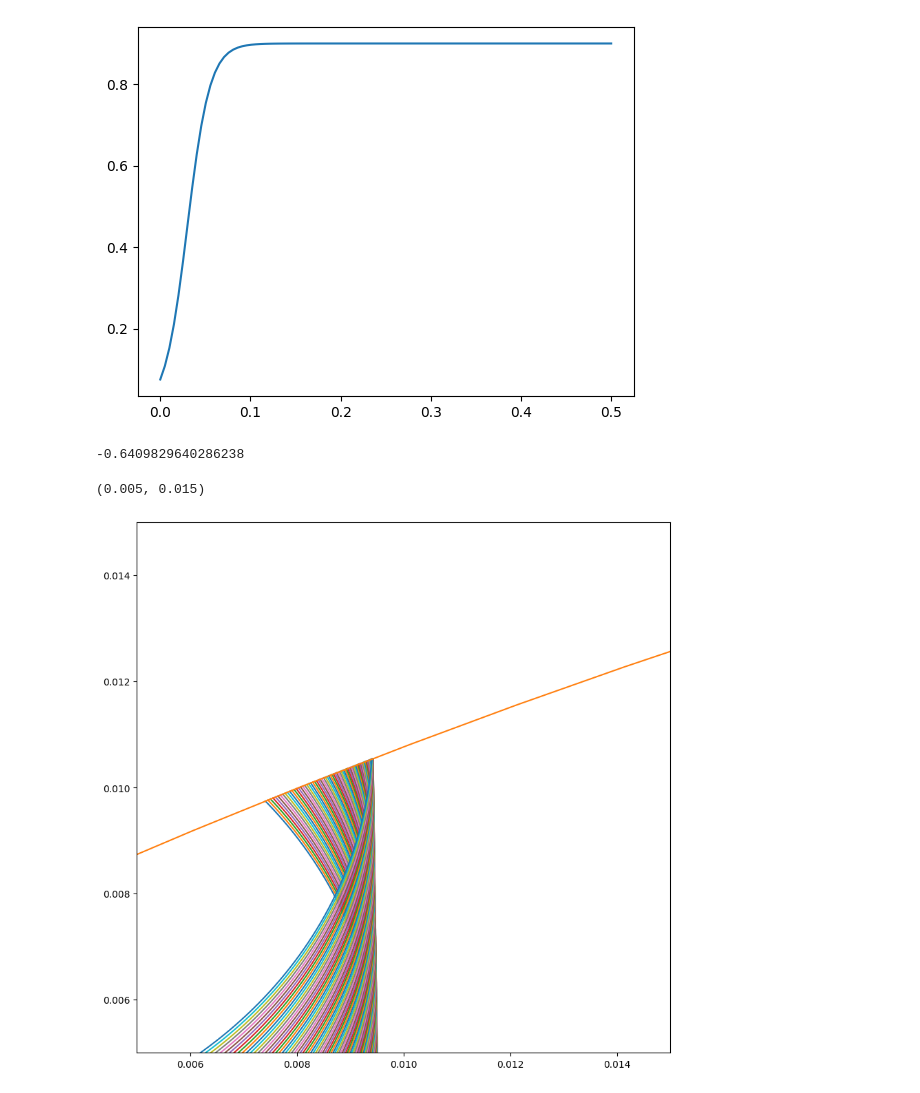
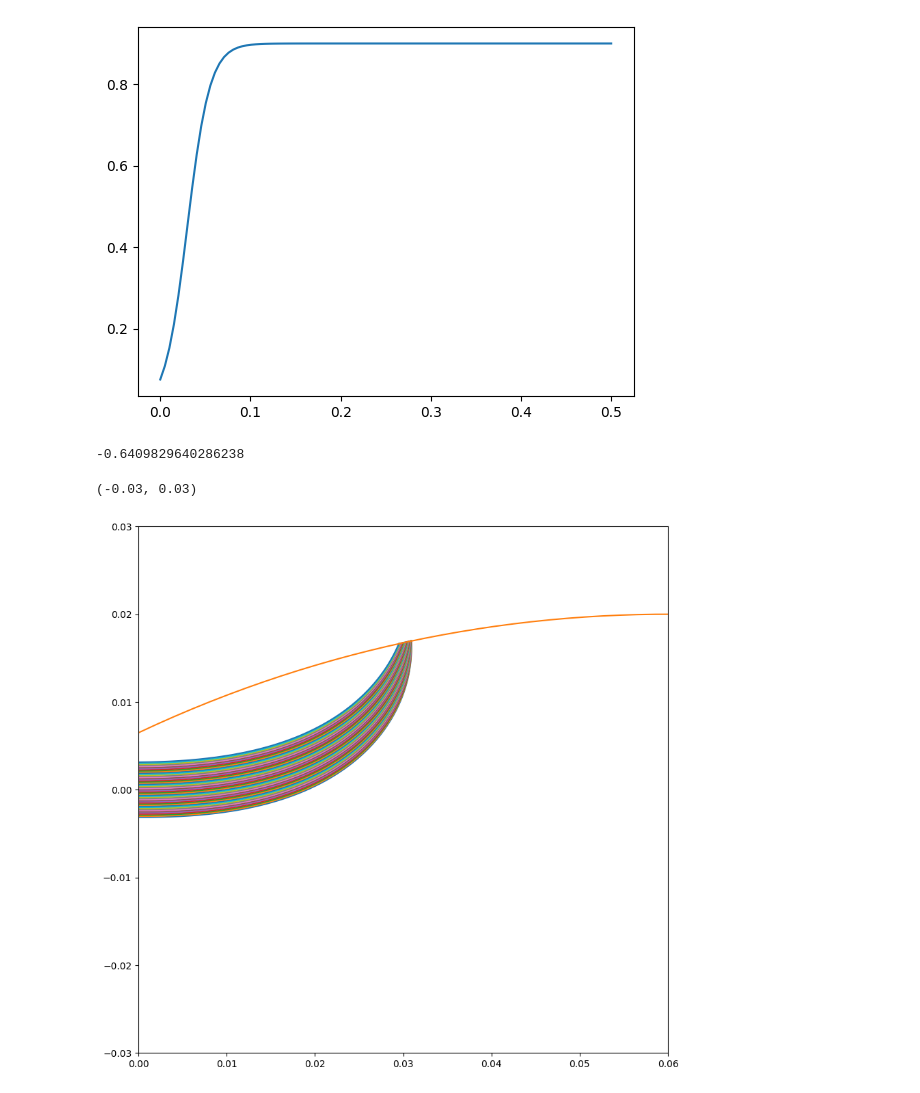
Before and after one commit to Schaeffer-Lab/Dec-2024-Shock-Data, a Jupyter notebook: particle_tracker.ipynb, the cells around one changed output. Saved outputs shown, nothing was run; the diff lists cells and outputs as text; code cells hidden in the pictures.

```diff
--- a/particle_tracker.ipynb
+++ b/particle_tracker.ipynb
@@ -134,7 +134,7 @@ def track_particle_2D(
         x_max = 1,
         y_max = 1,
         dynamic_step = False,
-        fine_adjustment = 512):
+        fine_adjustment = 16):
     #initializing variables
     E = (Energy_eV * 1.6e-19)
     x_array = []
@@ -203,6 +203,7 @@ def track_particle_2D(
                 B = uniform_B
                 #grad_B = 1
             R = larmor_radius(E, B, charge_mass_ratio, charge_in_e)
+
             delta_theta_adjusted = delta_d/(R*fine_adjustment)
             delta_xv = R*math.sin(delta_theta_adjusted)
             delta_yv = R*(1-math.cos(delta_theta_adjusted))
@@ -223,10 +224,10 @@ Bdata = 0.9*0.5*(1+np.tanh(40*(Baxes-0.030)))
 IPradius = 0.14
 IPcenter = np.array([0.06,-0.12])
 
-E = 50
+E = 2500
 
 solidangle = 0.002
-N_particles = 91
+N_particles = 51
 thetarange = math.pi*np.linspace(-solidangle,solidangle,N_particles)
 
 plt.plot(Baxes,Bdata)
@@ -274,36 +275,36 @@ Yprime = math.sin(theta_0_IP)*XIP_data+math.cos(theta_0_IP)*YIP_data
 
 #using atan to find angle from start of IP
 theta_IP_prime = np.zeros(len(Yprime))
 for i in range(len(Yprime)):
     theta_IP_prime[i] = -math.atan(Yprime[i]/Xprime[i])
 
 #now we can find the distance along the IP
 IP_dist_val = theta_IP_prime*IPradius
 #print(IP_dist_val)
 #IP_reading_val = np.array(sorted(IP_dist_val))
 #print(IP_reading_val)
 
 #now we find the average distance between particles on the IP
 interpart_dist = np.zeros(len(IP_dist_val))
 interpart_dist[0] = 2*(np.abs(IP_dist_val[1]-IP_dist_val[0]))
 interpart_dist[-1] = 2*(np.abs(IP_dist_val[-1]-IP_dist_val[-2]))
 for i in range(len(IP_dist_val)-2):
     interpart_dist[i+1] = np.abs(IP_dist_val[i+2]-IP_dist_val[i+1])+np.abs(IP_dist_val[i+1]-IP_dist_val[i+0])
 
 
 #the particle density is just the inverse of the interparticle spacing
 particle_dens = 1/interpart_dist
 
 IP_x = np.linspace(0,0.20,100)
 IP_y = IPcenter[1]+np.sqrt(IPradius**2-(IP_x-IPcenter[0])**2)
 plt.plot(IP_x,IP_y)
 
-plt.xlim(0,0.1)
-plt.ylim(-0.05,0.05)
+plt.xlim(0,0.06)
+plt.ylim(-0.03,0.03)
 
-plt.xlim(0.01-0.005,0.01+0.005)
-plt.ylim(0.01-0.005,0.01+0.005)
+#plt.xlim(0.02-0.005,0.02+0.005)
+#plt.ylim(0.013-0.005,0.013+0.005)
 # %% [output]
 -0.6409829640286238
-(0.005, 0.015)
+(-0.03, 0.03)
-[figure, old version]
+[figure, new version]
```
Also changed, not shown: parts of 4 cells of this notebook.
